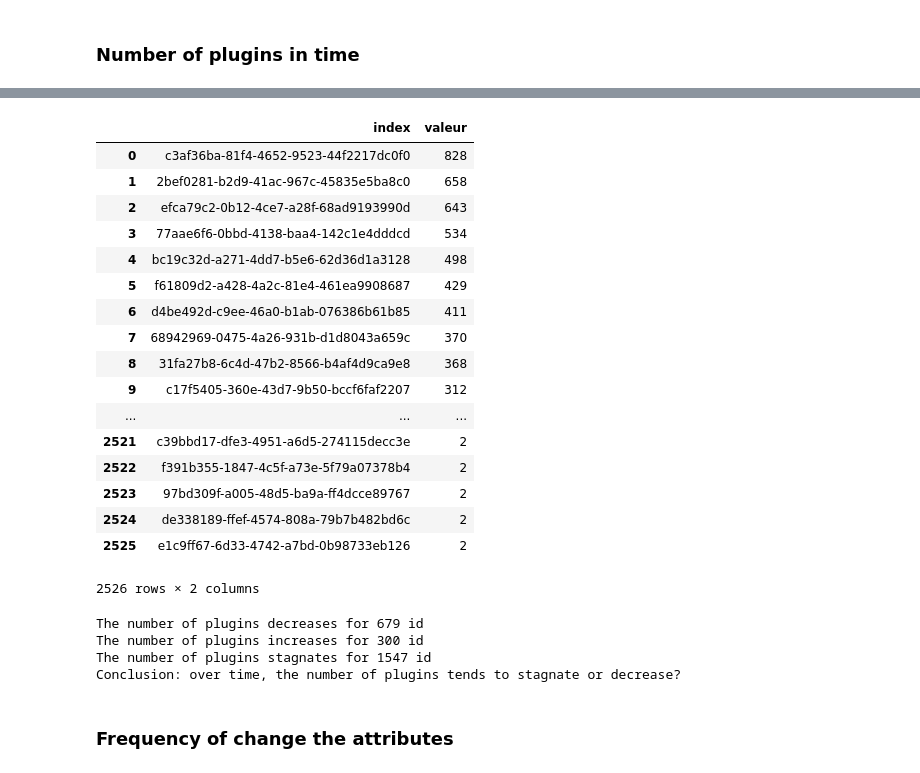
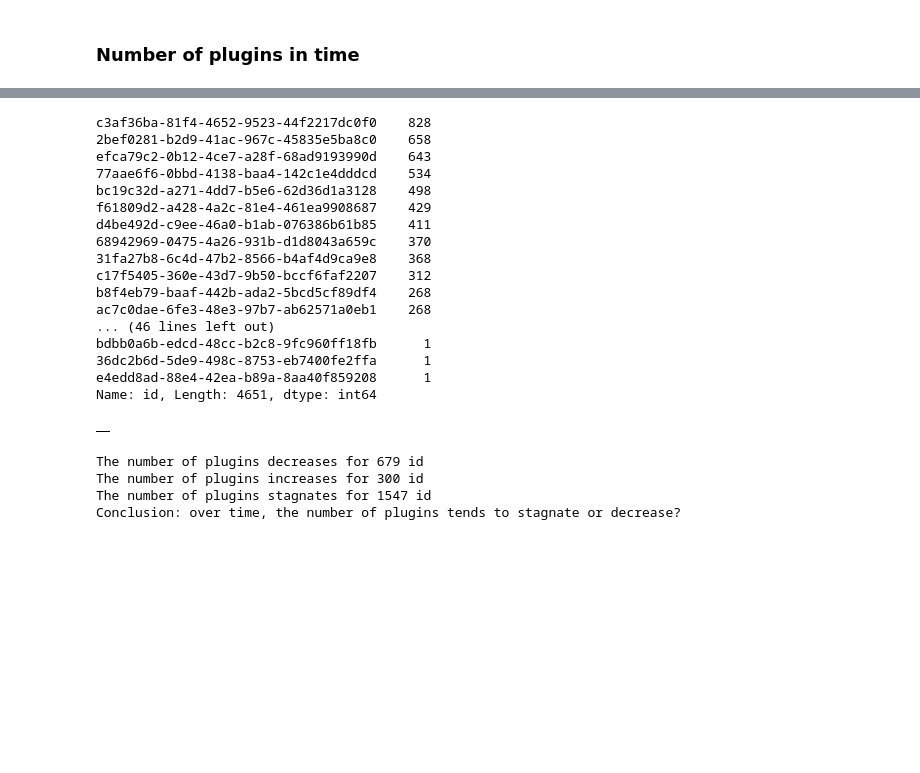
Before and after one commit to mGosset/BrowserFingerprint, a Jupyter notebook: notebooks/exploratory/analyse_empreintes.ipynb, the cells around one changed output, grey strips where cells are left out. Cells and saved outputs as stored; diff of their text form; code cells hidden in the pictures; blank space fills up the shorter version.

Commit message:
code de vendredi refait : number of plugins in time finished (pbl car ouvert aussi sur Pycharm

```diff
--- a/notebooks/exploratory/analyse_empreintes.ipynb
+++ b/notebooks/exploratory/analyse_empreintes.ipynb
@@ -598,38 +577,39 @@ b
 # %%
-#garder seulement les personnes ayant plus de 2 empreintes
-v=df_consistent['id'].value_counts()
-w=pd.DataFrame(v)
-#print(w)
+#id with more 2 fingerprints
+number_fingerprints_by_id=df_consistent['id'].value_counts()
+print(v)
+w=pd.DataFrame()
+
 user_more_2_fingerprints=[]
 for user_id, line in w.iteritems():
     for i in range(0, len(line)):
         if line[i] != 1:
             user_more_2_fingerprints.append({
                 "valeur":line[i],
                 "index":line.index[i]
             })
-user_more_2_fingerprints
+
 df_user_more_2_fingerprints=pd.DataFrame(user_more_2_fingerprints)
 df_user_more_2_fingerprints
 # %% [output]
+c3af36ba-81f4-4652-9523-44f2217dc0f0    828
+2bef0281-b2d9-41ac-967c-45835e5ba8c0    658
+efca79c2-0b12-4ce7-a28f-68ad9193990d    643
+77aae6f6-0bbd-4138-baa4-142c1e4dddcd    534
+bc19c32d-a271-4dd7-b5e6-62d36d1a3128    498
+f61809d2-a428-4a2c-81e4-461ea9908687    429
+d4be492d-c9ee-46a0-b1ab-076386b61b85    411
+68942969-0475-4a26-931b-d1d8043a659c    370
+31fa27b8-6c4d-47b2-8566-b4af4d9ca9e8    368
+c17f5405-360e-43d7-9b50-bccf6faf2207    312
+b8f4eb79-baaf-442b-ada2-5bcd5cf89df4    268
+ac7c0dae-6fe3-48e3-97b7-ab62571a0eb1    268
+... (46 lines left out)
+bdbb0a6b-edcd-48cc-b2c8-9fc960ff18fb      1
+36dc2b6d-5de9-498c-8753-eb7400fe2ffa      1
+e4edd8ad-88e4-42ea-b89a-8aa40f859208      1
+Name: id, Length: 4651, dtype: int64
-|  | index | valeur |
-| 0 | c3af36ba-81f4-4652-9523-44f2217dc0f0 | 828 |
-| 1 | 2bef0281-b2d9-41ac-967c-45835e5ba8c0 | 658 |
-| 2 | efca79c2-0b12-4ce7-a28f-68ad9193990d | 643 |
-| 3 | 77aae6f6-0bbd-4138-baa4-142c1e4dddcd | 534 |
-| 4 | bc19c32d-a271-4dd7-b5e6-62d36d1a3128 | 498 |
-| 5 | f61809d2-a428-4a2c-81e4-461ea9908687 | 429 |
-| 6 | d4be492d-c9ee-46a0-b1ab-076386b61b85 | 411 |
-| 7 | 68942969-0475-4a26-931b-d1d8043a659c | 370 |
-| 8 | 31fa27b8-6c4d-47b2-8566-b4af4d9ca9e8 | 368 |
-| 9 | c17f5405-360e-43d7-9b50-bccf6faf2207 | 312 |
-| ... | ... | ... |
-| 2521 | c39bbd17-dfe3-4951-a6d5-274115decc3e | 2 |
-| 2522 | f391b355-1847-4c5f-a73e-5f79a07378b4 | 2 |
-| 2523 | 97bd309f-a005-48d5-ba9a-ff4dcce89767 | 2 |
-| 2524 | de338189-ffef-4574-808a-79b7b482bd6c | 2 |
-| 2525 | e1c9ff67-6d33-4742-a7bd-0b98733eb126 | 2 |
+|  |
-2526 rows × 2 columns
 # %%
 evolution=[]
 for user_id in df_user_more_2_fingerprints['index']:
@@ -687,5 +666,3 @@ The number of plugins decreases for 679 id
 The number of plugins increases for 300 id
 The number of plugins stagnates for 1547 id
 Conclusion: over time, the number of plugins tends to stagnate or decrease?
-# %% [markdown]
-### Frequency of change the attributes
```
Also changed, not shown: parts of 4 cells of this notebook.
